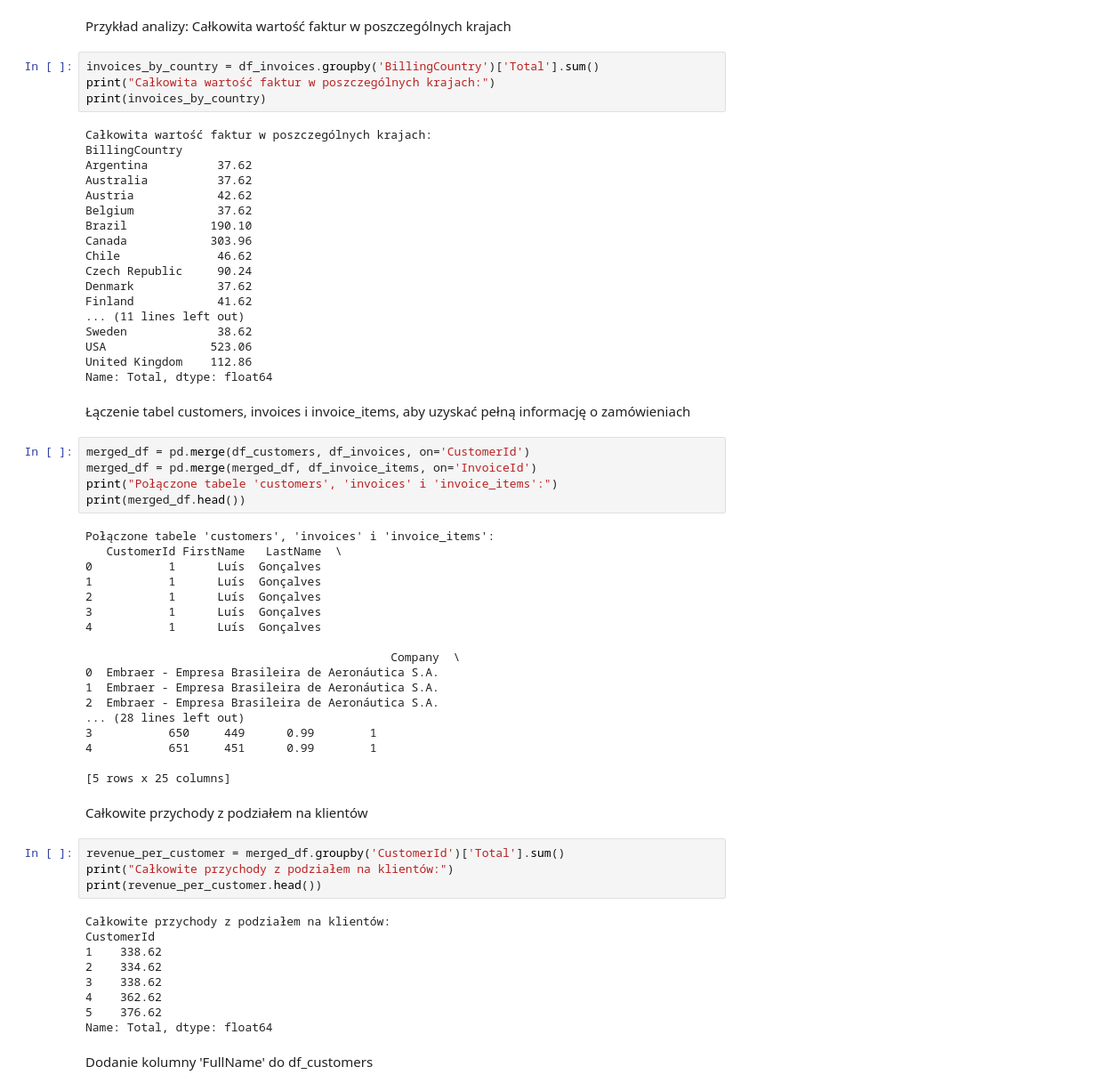
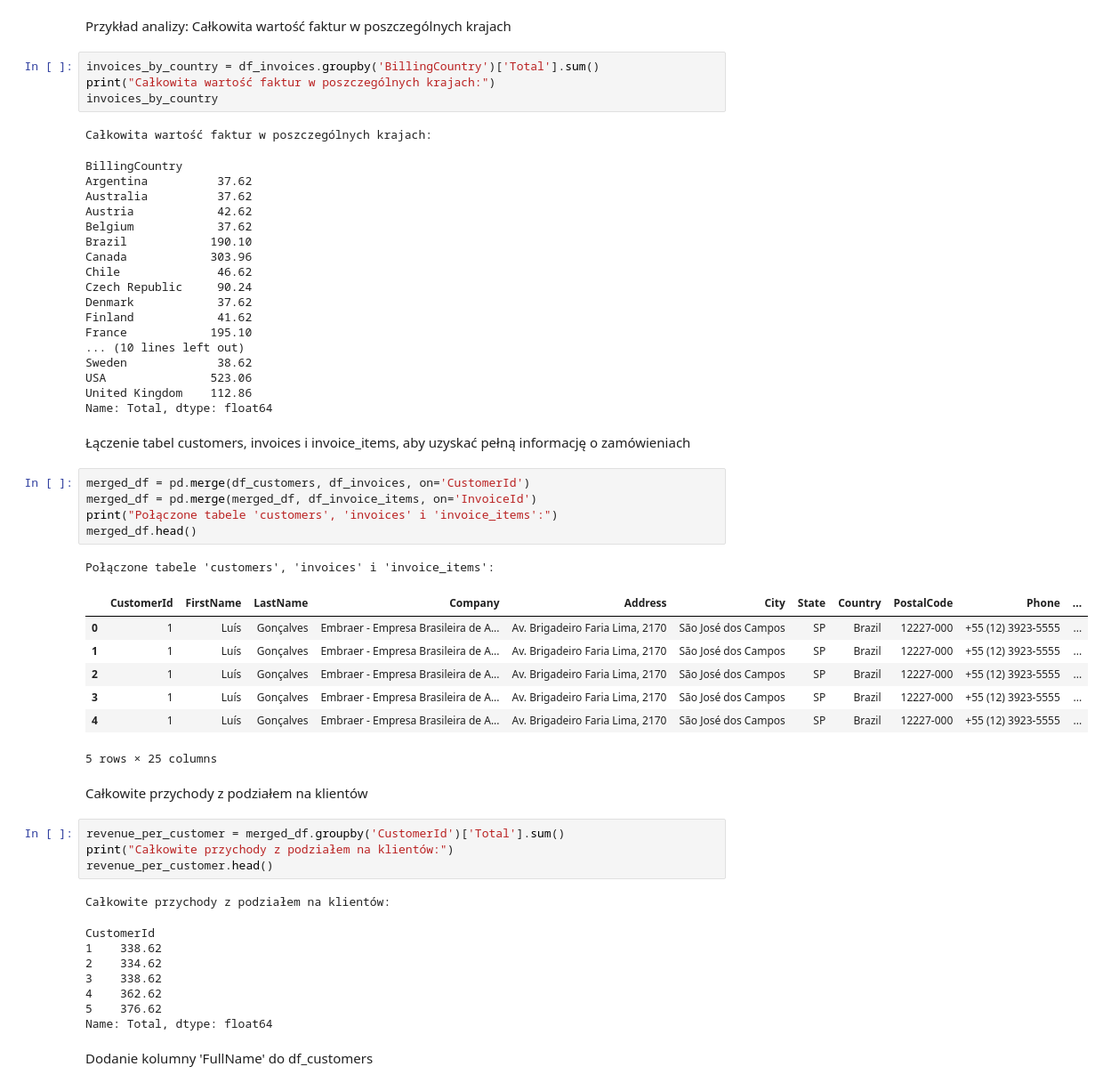
Before and after one commit to Bartek-Szewczyk/pandasProject, a Jupyter notebook: pandas.ipynb, the cells around one changed output. Shown: that part at 89% size. Cells and saved outputs as stored; diff of their text form.

```diff
--- a/pandas.ipynb
+++ b/pandas.ipynb
@@ -122,65 +106,57 @@ Przykład analizy: Całkowita wartość faktur w poszczególnych krajach
 # %%
 invoices_by_country = df_invoices.groupby('BillingCountry')['Total'].sum()
 print("Całkowita wartość faktur w poszczególnych krajach:")
-print(invoices_by_country)
+invoices_by_country
 # %% [output]
 Całkowita wartość faktur w poszczególnych krajach:
-BillingCountry
-Argentina          37.62
-Australia          37.62
-Austria            42.62
-Belgium            37.62
-Brazil            190.10
-Canada            303.96
-Chile              46.62
-Czech Republic     90.24
-Denmark            37.62
-Finland            41.62
-... (11 lines left out)
-Sweden             38.62
-USA               523.06
-United Kingdom    112.86
-Name: Total, dtype: float64
+BillingCountry
+Argentina          37.62
+Australia          37.62
+Austria            42.62
+Belgium            37.62
+Brazil            190.10
+Canada            303.96
+Chile              46.62
+Czech Republic     90.24
+Denmark            37.62
+Finland            41.62
+France            195.10
+... (10 lines left out)
+Sweden             38.62
+USA               523.06
+United Kingdom    112.86
+Name: Total, dtype: float64
 # %% [markdown]
 Łączenie tabel customers, invoices i invoice_items, aby uzyskać pełną informację o zamówieniach
 # %%
 merged_df = pd.merge(df_customers, df_invoices, on='CustomerId')
 merged_df = pd.merge(merged_df, df_invoice_items, on='InvoiceId')
 print("Połączone tabele 'customers', 'invoices' i 'invoice_items':")
-print(merged_df.head())
+merged_df.head()
 # %% [output]
 Połączone tabele 'customers', 'invoices' i 'invoice_items':
-   CustomerId FirstName   LastName  \
-0           1      Luís  Gonçalves
-1           1      Luís  Gonçalves
-2           1      Luís  Gonçalves
-3           1      Luís  Gonçalves
-4           1      Luís  Gonçalves
-
-                                            Company  \
-0  Embraer - Empresa Brasileira de Aeronáutica S.A.
-1  Embraer - Empresa Brasileira de Aeronáutica S.A.
-2  Embraer - Empresa Brasileira de Aeronáutica S.A.
-... (28 lines left out)
-3           650     449      0.99        1
-4           651     451      0.99        1
-
-[5 rows x 25 columns]
+|  | CustomerId | FirstName | LastName | Company | Address | City | State | Country | PostalCode | Phone | ... |
+| 0 | 1 | Luís | Gonçalves | Embraer - Empresa Brasileira de A... | Av. Brigadeiro Faria Lima, 2170 | São José dos Campos | SP | Brazil | 12227-000 | +55 (12) 3923-5555 | ... |
+| 1 | 1 | Luís | Gonçalves | Embraer - Empresa Brasileira de A... | Av. Brigadeiro Faria Lima, 2170 | São José dos Campos | SP | Brazil | 12227-000 | +55 (12) 3923-5555 | ... |
+| 2 | 1 | Luís | Gonçalves | Embraer - Empresa Brasileira de A... | Av. Brigadeiro Faria Lima, 2170 | São José dos Campos | SP | Brazil | 12227-000 | +55 (12) 3923-5555 | ... |
+| 3 | 1 | Luís | Gonçalves | Embraer - Empresa Brasileira de A... | Av. Brigadeiro Faria Lima, 2170 | São José dos Campos | SP | Brazil | 12227-000 | +55 (12) 3923-5555 | ... |
+| 4 | 1 | Luís | Gonçalves | Embraer - Empresa Brasileira de A... | Av. Brigadeiro Faria Lima, 2170 | São José dos Campos | SP | Brazil | 12227-000 | +55 (12) 3923-5555 | ... |
+5 rows × 25 columns
 # %% [markdown]
 Całkowite przychody z podziałem na klientów
 # %%
 revenue_per_customer = merged_df.groupby('CustomerId')['Total'].sum()
 print("Całkowite przychody z podziałem na klientów:")
-print(revenue_per_customer.head())
+revenue_per_customer.head()
 # %% [output]
 Całkowite przychody z podziałem na klientów:
-CustomerId
-1    338.62
-2    334.62
-3    338.62
-4    362.62
-5    376.62
-Name: Total, dtype: float64
+CustomerId
+1    338.62
+2    334.62
+3    338.62
+4    362.62
+5    376.62
+Name: Total, dtype: float64
 # %% [markdown]
 Dodanie kolumny 'FullName' do df_customers
 # %%
```
Also changed, not shown: parts of 5 cells of this notebook.
